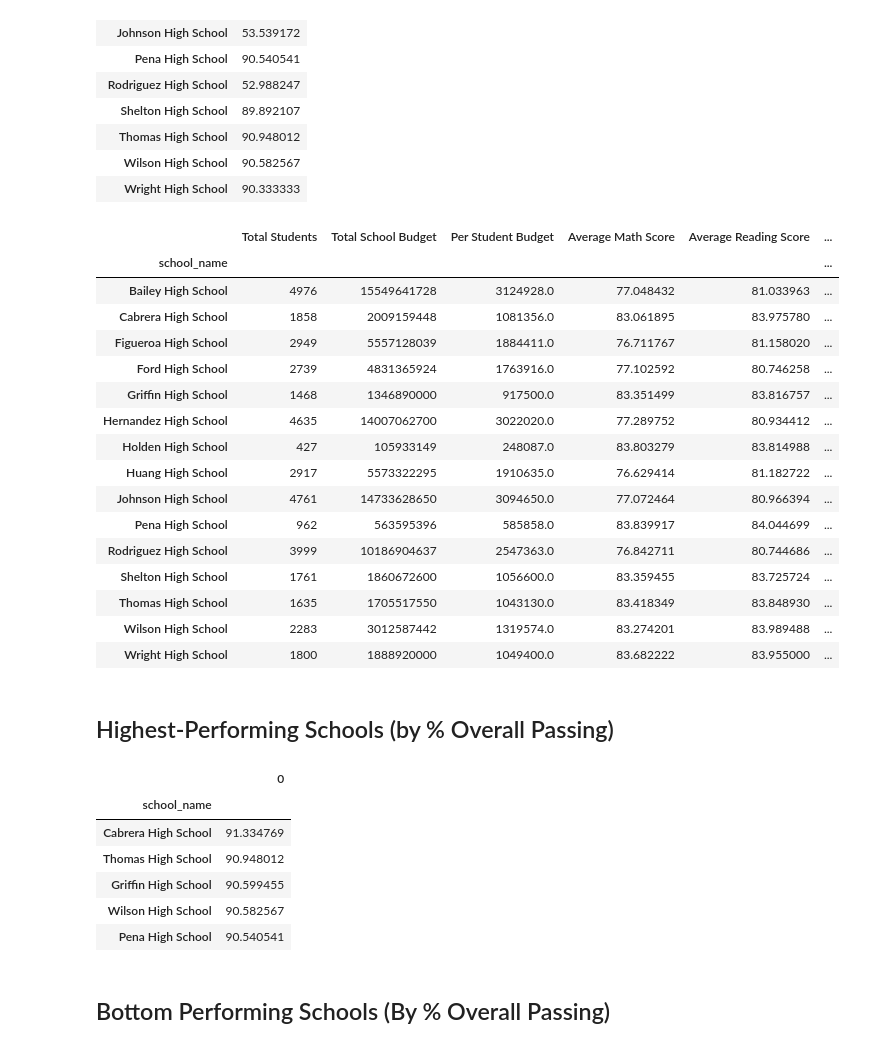
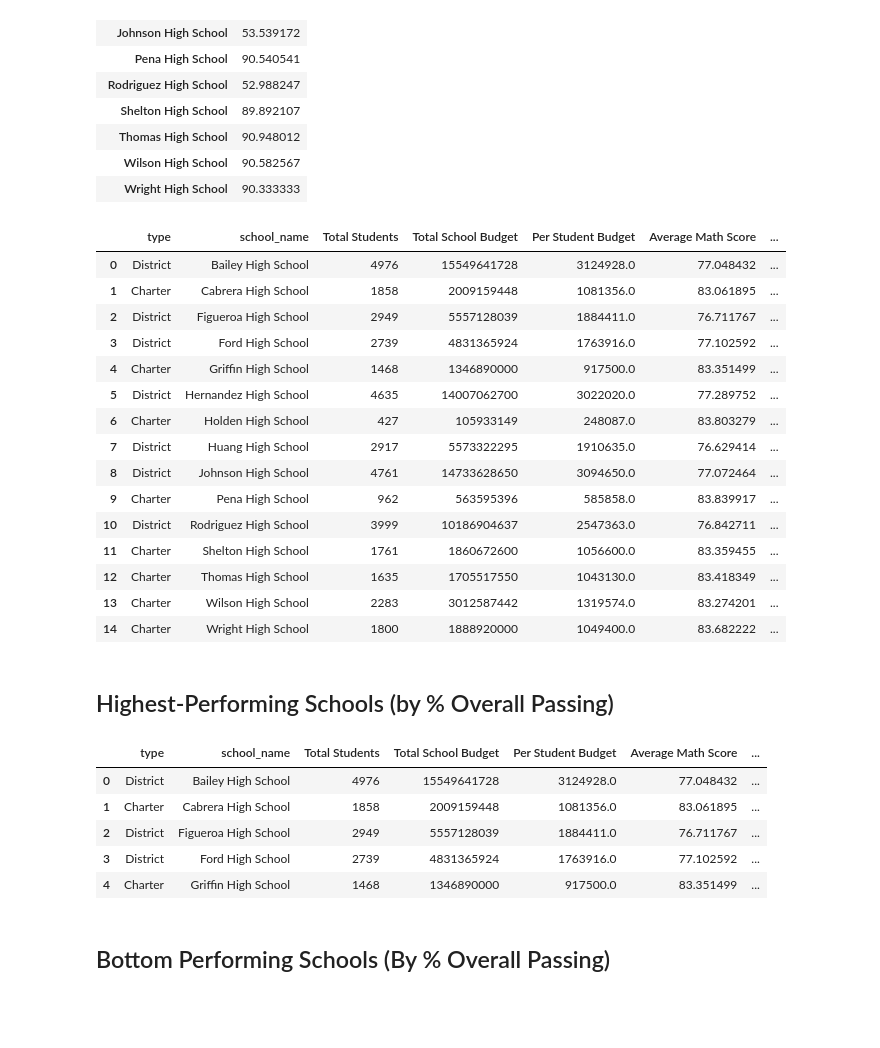
Before and after one commit to alisonands2000/a4-pandas-challenge, a Jupyter notebook: PyCitySchools/main.ipynb, the cells around one changed output. Cells and saved outputs as stored; diff of their text form; code cells hidden in the pictures; blank space fills up the shorter version.

```diff
--- a/PyCitySchools/main.ipynb
+++ b/PyCitySchools/main.ipynb
@@ -93,6 +109,6 @@ district_summary
 # %% [markdown]
 ## School Summary
 # %%
-school_types = school_data[['school_name', 'type']]
-pd.DataFrame(school_types)
+school_types = school_data[['type', 'school_name']]
+school_types
 # %% [output]
@@ -136,7 +152,9 @@ pd.DataFrame(per_school_counts)
 | Wright High School | 1800 |
 # %%
 # Calculate the total school budget and per capita spending per school
-per_school_budget = school_data_all.groupby('school_name')['budget'].sum()
-per_school_capita = per_school_budget/per_school_counts
-pd.DataFrame(per_school_capita)
+per_school_budget = school_data[['school_name','budget']]
+#per_school_capita = per_school_budget/per_school_counts
+#pd.DataFrame(per_school_capita)
+print(per_school_budget)
+print(per_school_counts)
 # %% [output]
@@ -256,49 +274,54 @@ pd.DataFrame(overall_passing_rate)
 # %%
 per_school_summary = {#'School Type': school_types,
                            'Total Students': per_school_counts,
                            'Total School Budget': per_school_budget,
                            'Per Student Budget': per_school_capita,
                            'Average Math Score': per_school_math,
                            'Average Reading Score': per_school_reading,
                            '% Passing Math': per_school_passing_math,
                            '% Passing Reading': per_school_passing_reading,
                            '% Overall Passing': overall_passing_rate
 }
 
-pd.DataFrame(per_school_summary)
+per_school_summary = pd.DataFrame(per_school_summary)
+per_school_summary = per_school_summary.merge(school_types, how = 'outer', on = 'school_name')
+per_school_summary = per_school_summary[['type', 'school_name', 'Total Students', 'Total School Budget',
+       'Per Student Budget', 'Average Math Score', 'Average Reading Score',
+       '% Passing Math', '% Passing Reading', '% Overall Passing']]
+per_school_summary
 # %% [output]
-|  | Total Students | Total School Budget | Per Student Budget | Average Math Score | Average Reading Score | ... |
-| school_name |  |  |  |  |  | ... |
-| Bailey High School | 4976 | 15549641728 | 3124928.0 | 77.048432 | 81.033963 | ... |
-| Cabrera High School | 1858 | 2009159448 | 1081356.0 | 83.061895 | 83.975780 | ... |
-| Figueroa High School | 2949 | 5557128039 | 1884411.0 | 76.711767 | 81.158020 | ... |
-| Ford High School | 2739 | 4831365924 | 1763916.0 | 77.102592 | 80.746258 | ... |
-| Griffin High School | 1468 | 1346890000 | 917500.0 | 83.351499 | 83.816757 | ... |
-| Hernandez High School | 4635 | 14007062700 | 3022020.0 | 77.289752 | 80.934412 | ... |
-| Holden High School | 427 | 105933149 | 248087.0 | 83.803279 | 83.814988 | ... |
-| Huang High School | 2917 | 5573322295 | 1910635.0 | 76.629414 | 81.182722 | ... |
-| Johnson High School | 4761 | 14733628650 | 3094650.0 | 77.072464 | 80.966394 | ... |
-| Pena High School | 962 | 563595396 | 585858.0 | 83.839917 | 84.044699 | ... |
-| Rodriguez High School | 3999 | 10186904637 | 2547363.0 | 76.842711 | 80.744686 | ... |
-| Shelton High School | 1761 | 1860672600 | 1056600.0 | 83.359455 | 83.725724 | ... |
-| Thomas High School | 1635 | 1705517550 | 1043130.0 | 83.418349 | 83.848930 | ... |
-| Wilson High School | 2283 | 3012587442 | 1319574.0 | 83.274201 | 83.989488 | ... |
-| Wright High School | 1800 | 1888920000 | 1049400.0 | 83.682222 | 83.955000 | ... |
+|  | type | school_name | Total Students | Total School Budget | Per Student Budget | Average Math Score | ... |
+| 0 | District | Bailey High School | 4976 | 15549641728 | 3124928.0 | 77.048432 | ... |
+| 1 | Charter | Cabrera High School | 1858 | 2009159448 | 1081356.0 | 83.061895 | ... |
+| 2 | District | Figueroa High School | 2949 | 5557128039 | 1884411.0 | 76.711767 | ... |
+| 3 | District | Ford High School | 2739 | 4831365924 | 1763916.0 | 77.102592 | ... |
+| 4 | Charter | Griffin High School | 1468 | 1346890000 | 917500.0 | 83.351499 | ... |
+| 5 | District | Hernandez High School | 4635 | 14007062700 | 3022020.0 | 77.289752 | ... |
+| 6 | Charter | Holden High School | 427 | 105933149 | 248087.0 | 83.803279 | ... |
+| 7 | District | Huang High School | 2917 | 5573322295 | 1910635.0 | 76.629414 | ... |
+| 8 | District | Johnson High School | 4761 | 14733628650 | 3094650.0 | 77.072464 | ... |
+| 9 | Charter | Pena High School | 962 | 563595396 | 585858.0 | 83.839917 | ... |
+| 10 | District | Rodriguez High School | 3999 | 10186904637 | 2547363.0 | 76.842711 | ... |
+| 11 | Charter | Shelton High School | 1761 | 1860672600 | 1056600.0 | 83.359455 | ... |
+| 12 | Charter | Thomas High School | 1635 | 1705517550 | 1043130.0 | 83.418349 | ... |
+| 13 | Charter | Wilson High School | 2283 | 3012587442 | 1319574.0 | 83.274201 | ... |
+| 14 | Charter | Wright High School | 1800 | 1888920000 | 1049400.0 | 83.682222 | ... |
 # %% [markdown]
 ## Highest-Performing Schools (by % Overall Passing)
 # %%
 # Sort the schools by `% Overall Passing` in descending order and display the top 5 rows.
 top_schools = overall_passing_rate.sort_values(ascending=False)
 top_schools = pd.DataFrame(top_schools)
-top_schools.head(5)
+top_schools = per_school_summary.merge(top_schools, how = 'outer', on = 'school_name').head(5)
+top_schools.drop([0], axis = 1, inplace=True)
+top_schools
 # %% [output]
-|  | 0 |
-| school_name |  |
-| Cabrera High School | 91.334769 |
-| Thomas High School | 90.948012 |
-| Griffin High School | 90.599455 |
-| Wilson High School | 90.582567 |
-| Pena High School | 90.540541 |
+|  | type | school_name | Total Students | Total School Budget | Per Student Budget | Average Math Score | ... |
+| 0 | District | Bailey High School | 4976 | 15549641728 | 3124928.0 | 77.048432 | ... |
+| 1 | Charter | Cabrera High School | 1858 | 2009159448 | 1081356.0 | 83.061895 | ... |
+| 2 | District | Figueroa High School | 2949 | 5557128039 | 1884411.0 | 76.711767 | ... |
+| 3 | District | Ford High School | 2739 | 4831365924 | 1763916.0 | 77.102592 | ... |
+| 4 | Charter | Griffin High School | 1468 | 1346890000 | 917500.0 | 83.351499 | ... |
 # %% [markdown]
 ## Bottom Performing Schools (By % Overall Passing)
 # %%
```
Also changed, not shown: parts of 17 cells of this notebook.
